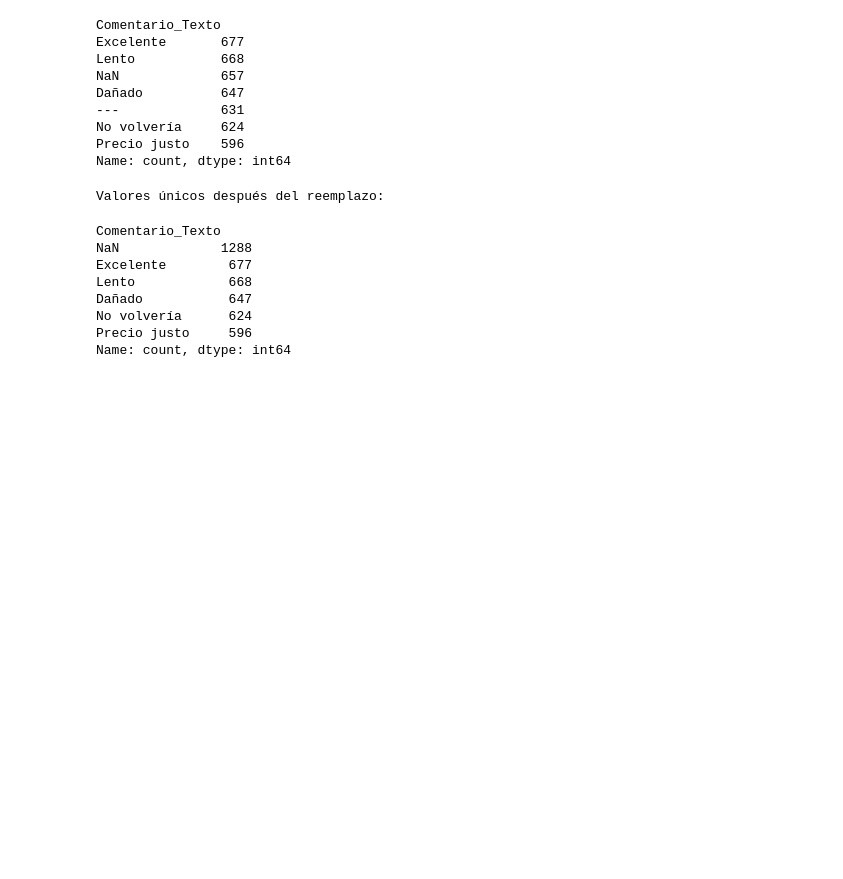
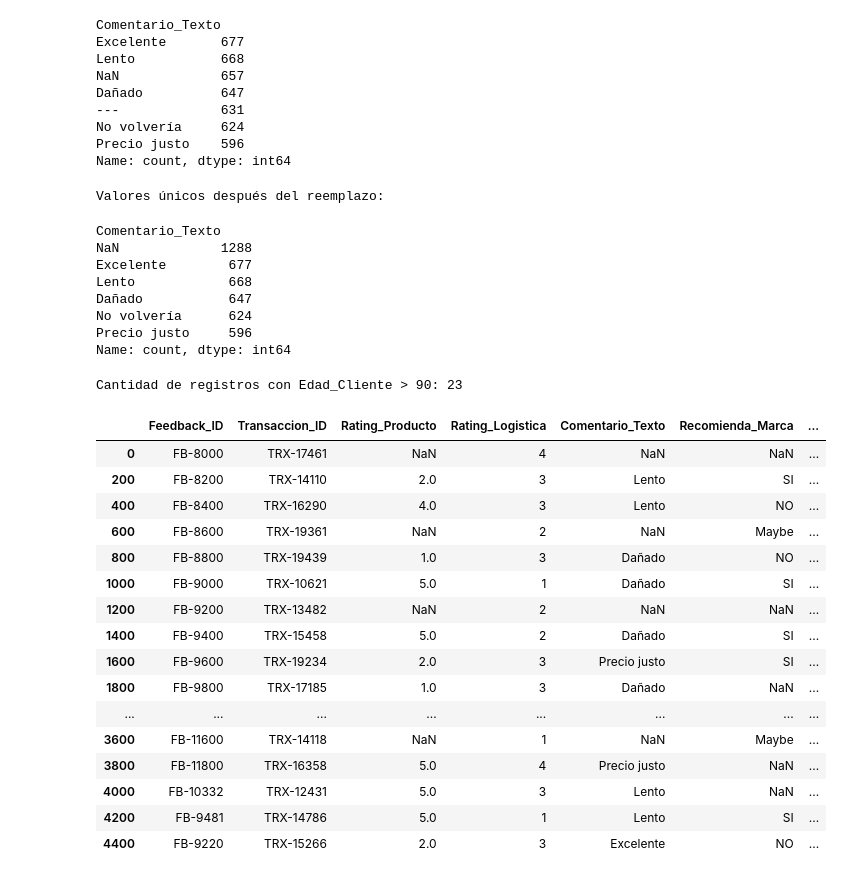
Before and after one commit to carlosmunoz97/protocolo-calidad-consultores-senior, a Jupyter notebook: auditoriaytransparencia.ipynb, the cells around one changed output. Cells and saved outputs as stored; diff of their text form; code cells hidden in the pictures; blank space fills up the shorter version.

```diff
--- a/auditoriaytransparencia.ipynb
+++ b/auditoriaytransparencia.ipynb
@@ -264,3 +264,27 @@ Dañado           647
 No volvería      624
 Precio justo     596
 Name: count, dtype: int64
+# %%
+# Edades por encima de 90
+edad_arriba_90 = fb[fb["Edad_Cliente"] > 90]
+print(f"Cantidad de registros con Edad_Cliente > 90: {len(edad_arriba_90)}")
+edad_arriba_90
+# %% [output]
+Cantidad de registros con Edad_Cliente > 90: 23
+|  | Feedback_ID | Transaccion_ID | Rating_Producto | Rating_Logistica | Comentario_Texto | Recomienda_Marca | ... |
+| 0 | FB-8000 | TRX-17461 | NaN | 4 | NaN | NaN | ... |
+| 200 | FB-8200 | TRX-14110 | 2.0 | 3 | Lento | SI | ... |
+| 400 | FB-8400 | TRX-16290 | 4.0 | 3 | Lento | NO | ... |
+| 600 | FB-8600 | TRX-19361 | NaN | 2 | NaN | Maybe | ... |
+| 800 | FB-8800 | TRX-19439 | 1.0 | 3 | Dañado | NO | ... |
+| 1000 | FB-9000 | TRX-10621 | 5.0 | 1 | Dañado | SI | ... |
+| 1200 | FB-9200 | TRX-13482 | NaN | 2 | NaN | NaN | ... |
+| 1400 | FB-9400 | TRX-15458 | 5.0 | 2 | Dañado | SI | ... |
+| 1600 | FB-9600 | TRX-19234 | 2.0 | 3 | Precio justo | SI | ... |
+| 1800 | FB-9800 | TRX-17185 | 1.0 | 3 | Dañado | NaN | ... |
+| ... | ... | ... | ... | ... | ... | ... | ... |
+| 3600 | FB-11600 | TRX-14118 | NaN | 1 | NaN | Maybe | ... |
+| 3800 | FB-11800 | TRX-16358 | 5.0 | 4 | Precio justo | NaN | ... |
+| 4000 | FB-10332 | TRX-12431 | 5.0 | 3 | Lento | NaN | ... |
+| 4200 | FB-9481 | TRX-14786 | 5.0 | 1 | Lento | SI | ... |
+| 4400 | FB-9220 | TRX-15266 | 2.0 | 3 | Excelente | NO | ... |
```
Also changed, not shown: parts of 5 cells of this notebook.
